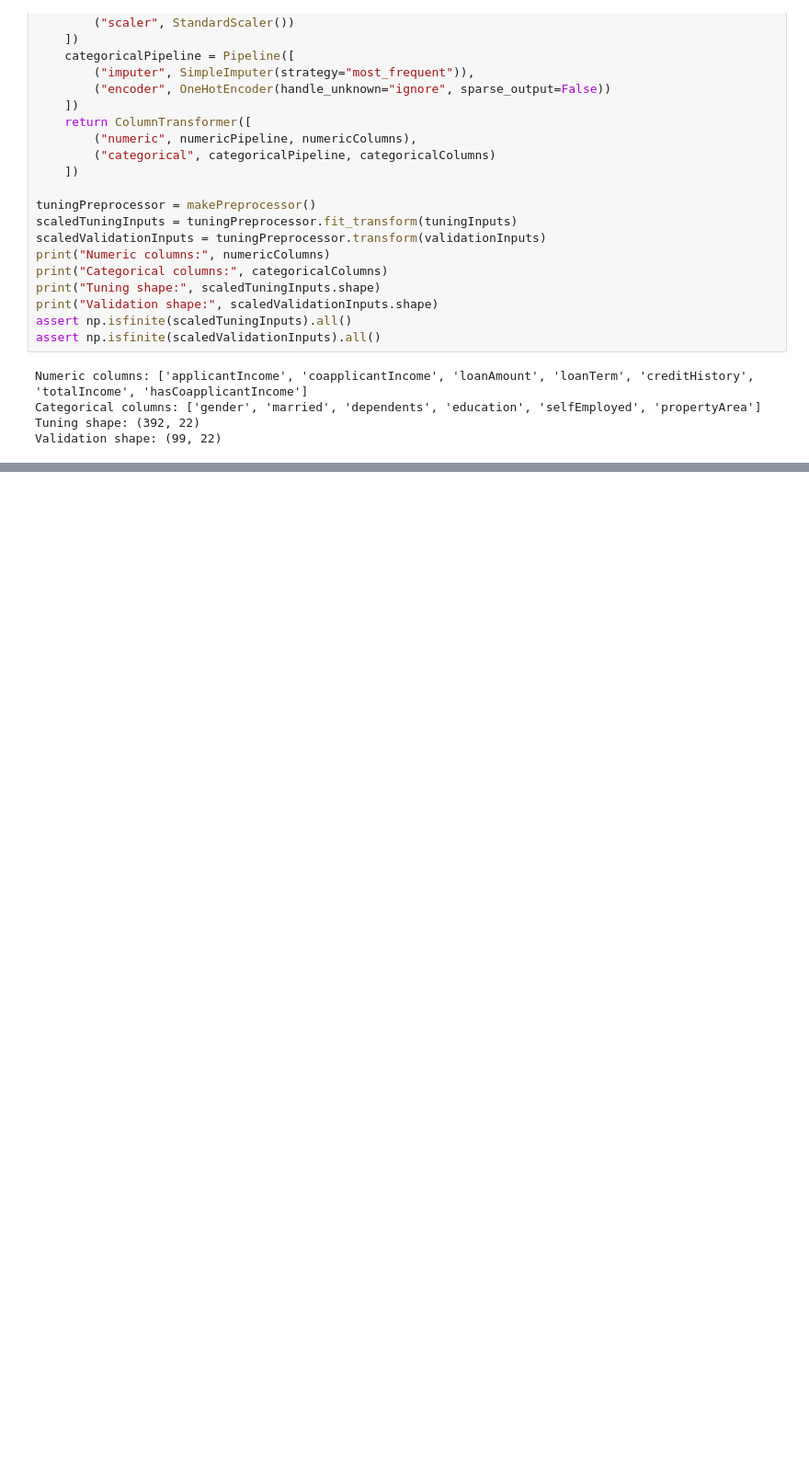
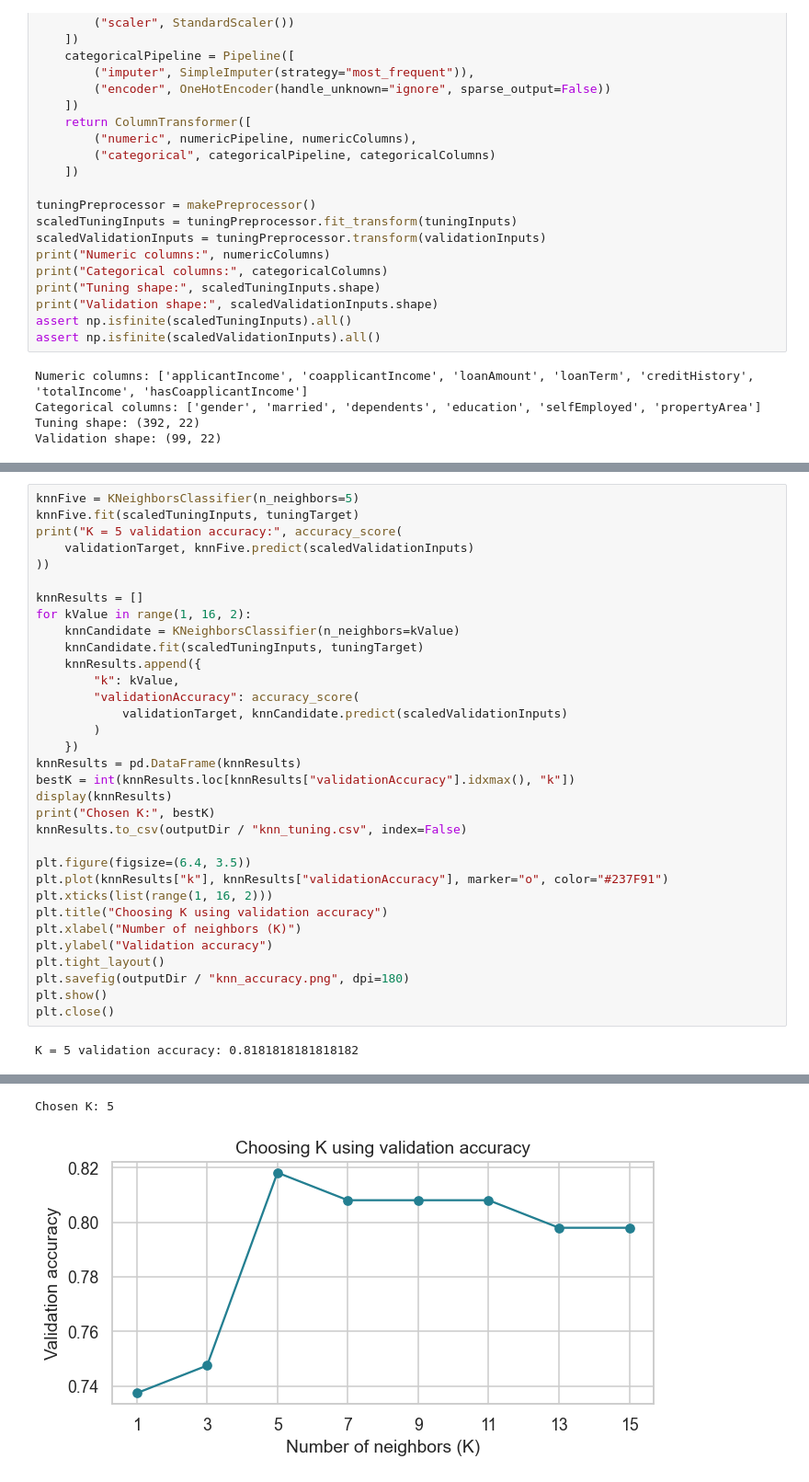
Before and after one commit to fayzliaqat/week3-supervised-models, a Jupyter notebook: week3_supervised_models.ipynb, the cells around one changed output, grey strips where cells are left out. Shown at 92% size. Drawn from its saved outputs; the diff is of its cells as text; blank space fills up the shorter version.

Commit message:
Tune KNN and tree depth using validation data

```diff
--- a/week3_supervised_models.ipynb
+++ b/week3_supervised_models.ipynb
@@ -241,0 +248,35 @@ Validation shape: (99, 22)
+# %%
+knnFive = KNeighborsClassifier(n_neighbors=5)
+knnFive.fit(scaledTuningInputs, tuningTarget)
+print("K = 5 validation accuracy:", accuracy_score(
+    validationTarget, knnFive.predict(scaledValidationInputs)
+))
+
+knnResults = []
+for kValue in range(1, 16, 2):
+    knnCandidate = KNeighborsClassifier(n_neighbors=kValue)
+    knnCandidate.fit(scaledTuningInputs, tuningTarget)
+    knnResults.append({
+        "k": kValue,
+        "validationAccuracy": accuracy_score(
+            validationTarget, knnCandidate.predict(scaledValidationInputs)
+        )
+    })
+knnResults = pd.DataFrame(knnResults)
+bestK = int(knnResults.loc[knnResults["validationAccuracy"].idxmax(), "k"])
+display(knnResults)
+print("Chosen K:", bestK)
+knnResults.to_csv(outputDir / "knn_tuning.csv", index=False)
+
+plt.figure(figsize=(6.4, 3.5))
+plt.plot(knnResults["k"], knnResults["validationAccuracy"], marker="o", color="#237F91")
+plt.xticks(list(range(1, 16, 2)))
+plt.title("Choosing K using validation accuracy")
+plt.xlabel("Number of neighbors (K)")
+plt.ylabel("Validation accuracy")
+plt.tight_layout()
+plt.savefig(outputDir / "knn_accuracy.png", dpi=180)
+plt.show()
+plt.close()
+# %% [output]
+K = 5 validation accuracy: 0.8181818181818182
@@ -241,0 +292,2 @@ Validation shape: (99, 22)
+Chosen K: 5
+[figure, added]
```
Also changed, not shown: parts of 6 cells of this notebook, 5 other files.
